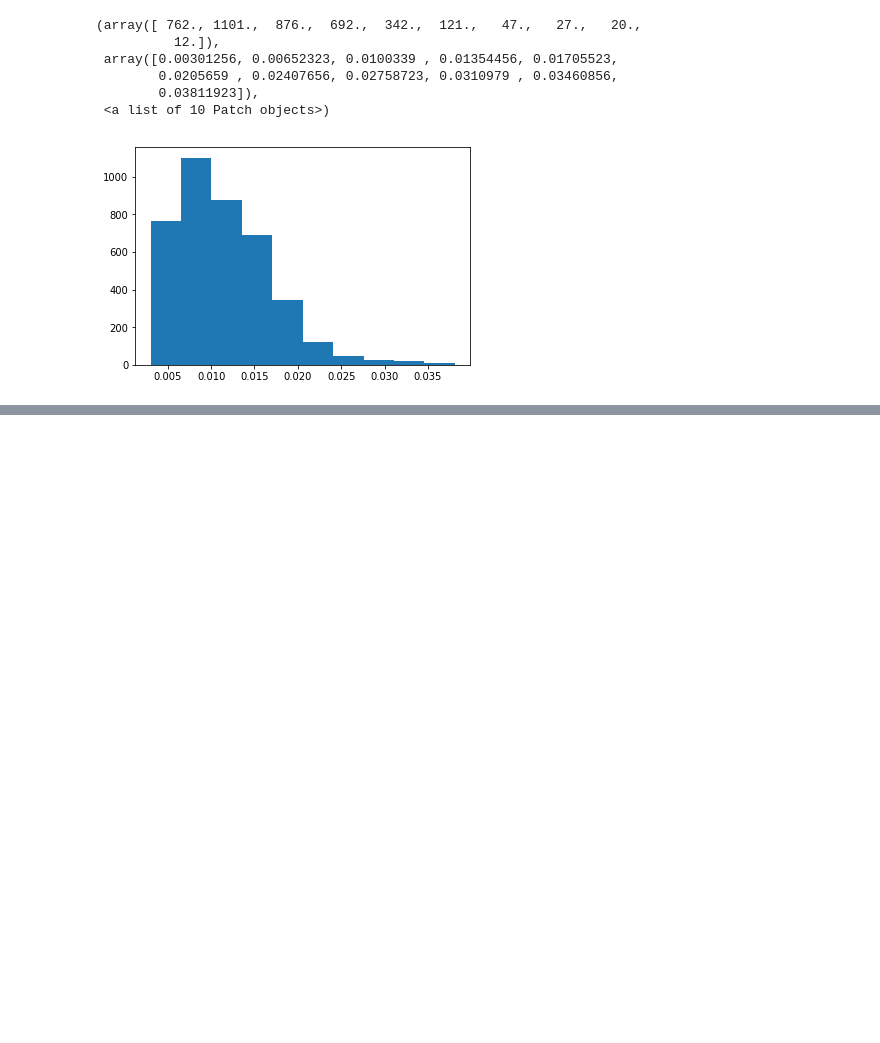
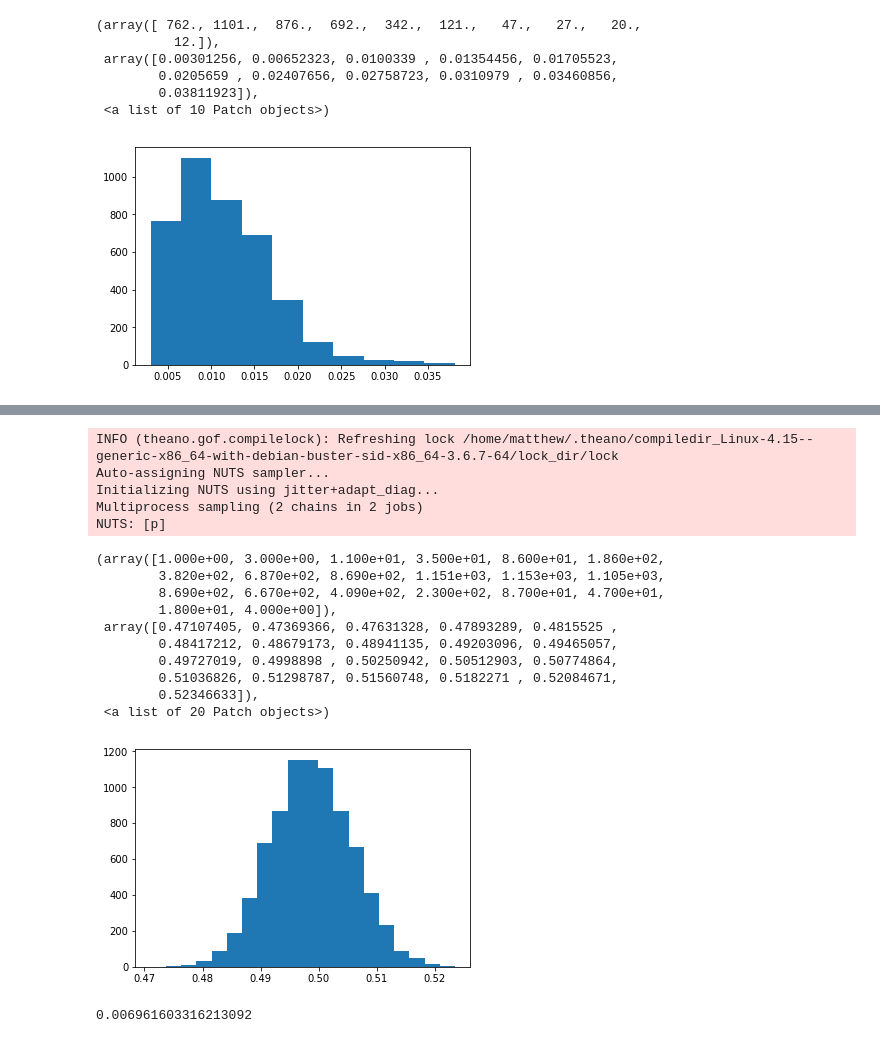
Before and after one commit to mattpitkin/SurvivalPrediction, a Jupyter notebook: WetGrass.ipynb, the cells around one changed output, grey strips where cells are left out. Drawn from its saved outputs; the diff is of its cells as text; code cells hidden in the pictures; blank space fills up the shorter version.

```diff
--- a/WetGrass.ipynb
+++ b/WetGrass.ipynb
@@ -516,0 +573,37 @@ pl.hist(trace['pwetgrasssprinkrain'])
+# %%
+# set "true" probability of rain
+true_rain = 0.5
+
+# set number of previous "observations"
+nobs = 5000
+
+# set the observations
+has_rained = bernoulli.rvs(true_rain, size=nobs)
+
+with pm.Model() as model:
+    p = pm.Uniform('p', 0., 1.)
+    pb = pm.Binomial('pb', nobs, p, observed=np.sum(has_rained))
+    trace = pm.sample(4000, tune=4000, discard_tuned_samples=True)
+
+pl.hist(trace['p'], bins=20)
+# %% [output]
+INFO (theano.gof.compilelock): Refreshing lock /home/matthew/.theano/compiledir_Linux-4.15--generic-x86_64-with-debian-buster-sid-x86_64-3.6.7-64/lock_dir/lock
+Auto-assigning NUTS sampler...
+Initializing NUTS using jitter+adapt_diag...
+Multiprocess sampling (2 chains in 2 jobs)
+NUTS: [p]
+(array([1.000e+00, 3.000e+00, 1.100e+01, 3.500e+01, 8.600e+01, 1.860e+02,
+        3.820e+02, 6.870e+02, 8.690e+02, 1.151e+03, 1.153e+03, 1.105e+03,
+        8.690e+02, 6.670e+02, 4.090e+02, 2.300e+02, 8.700e+01, 4.700e+01,
+        1.800e+01, 4.000e+00]),
+ array([0.47107405, 0.47369366, 0.47631328, 0.47893289, 0.4815525 ,
+        0.48417212, 0.48679173, 0.48941135, 0.49203096, 0.49465057,
+        0.49727019, 0.4998898 , 0.50250942, 0.50512903, 0.50774864,
+        0.51036826, 0.51298787, 0.51560748, 0.5182271 , 0.52084671,
+        0.52346633]),
+ <a list of 20 Patch objects>)
+[figure, added]
+# %%
+print(np.std(trace['p']))
+# %% [output]
+0.006961603316213092
```
Also changed, not shown: parts of 12 cells of this notebook.
